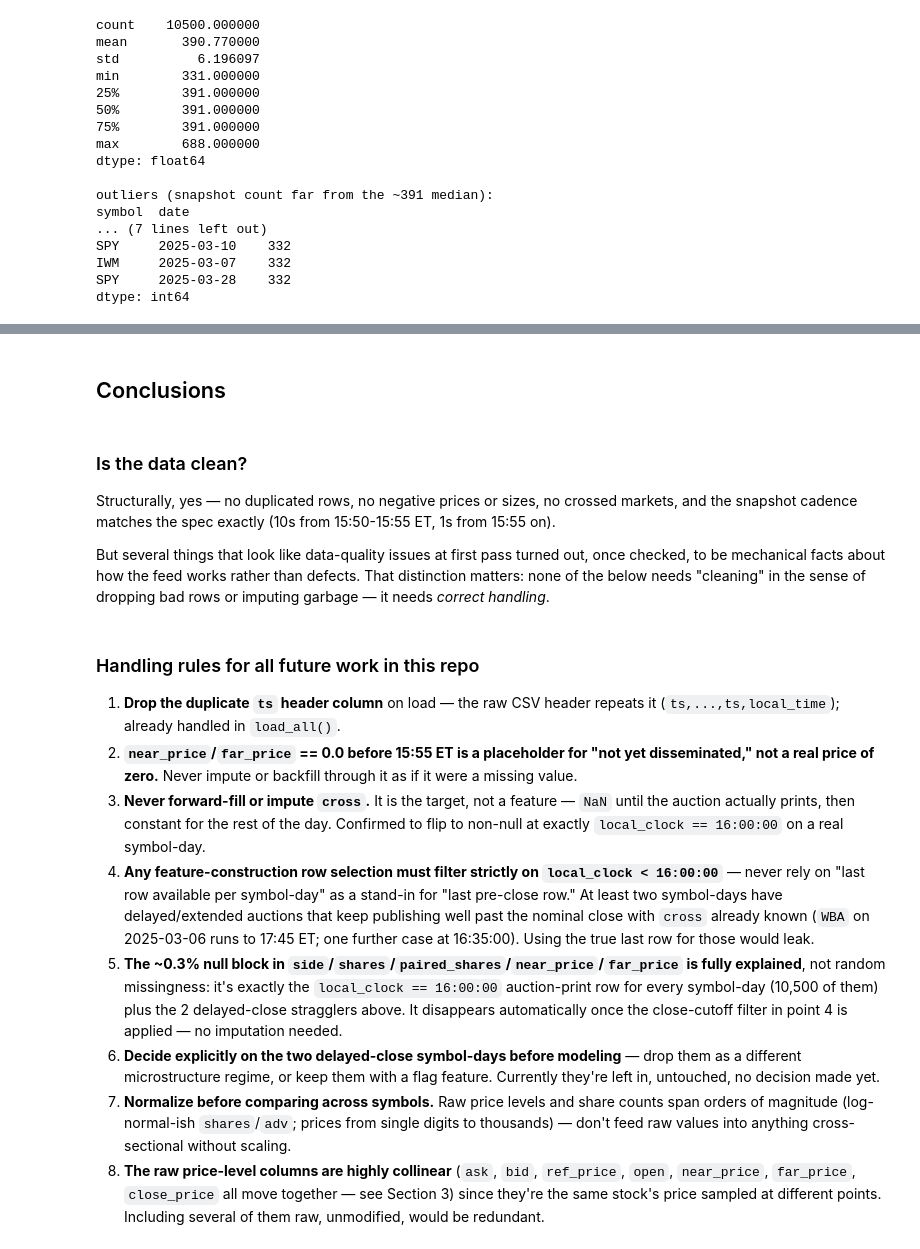
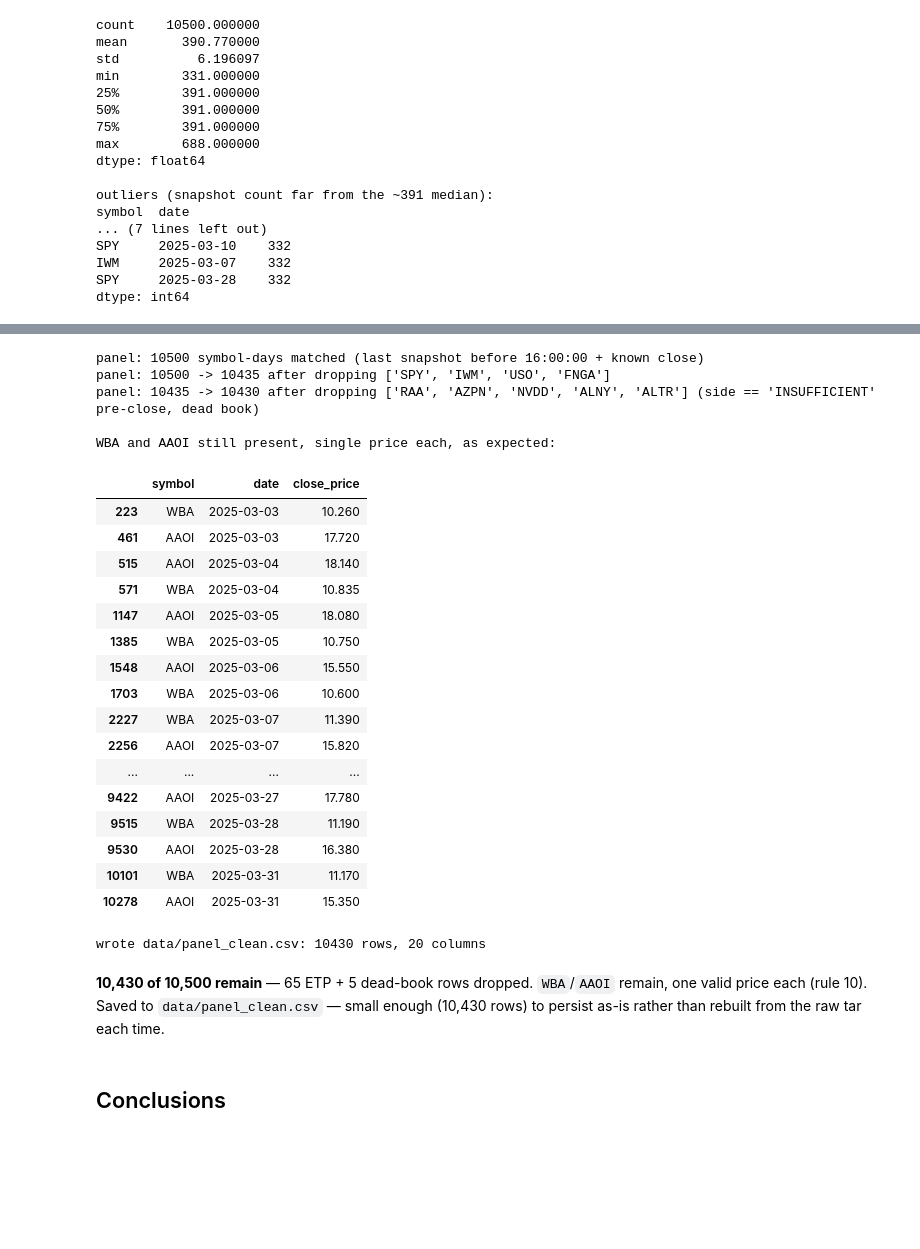
Before and after one commit to abprada/close_auction_project, a Jupyter notebook: 01) data_exploration.ipynb, the cells around one changed output, grey strips where cells are left out. Cells and saved outputs as stored; diff of their text form; code cells hidden in the pictures; blank space fills up the shorter version.

```diff
--- a/01) data_exploration.ipynb
+++ b/01) data_exploration.ipynb
@@ -421,19 +513,57 @@ near_price from 15:55 - all zero? False
+# %%
+pre_close = df[df["local_clock"] < CLOSE]
+last_snapshot = pre_close.sort_values("ts").groupby(["symbol", "date"]).tail(1).copy()
+realized_close = (df.dropna(subset=["cross"])
+                    .groupby(["symbol", "date"])["cross"].first()
+                    .rename("close_price"))
+panel = last_snapshot.merge(realized_close, on=["symbol", "date"], how="inner")
+print(f"panel: {panel.shape[0]} symbol-days matched (last snapshot before {CLOSE} + known close)")
+
+EXCLUDED_ETPS = ["SPY", "IWM", "USO", "FNGA"]
+panel_before = panel.shape[0]
+panel = panel[~panel["symbol"].isin(EXCLUDED_ETPS)].copy()
+panel_after_etp = panel.shape[0]
+
+# drop on the pre-close feature (dead book), not the outcome: side == 'INSUFFICIENT'
+# in the last snapshot means no matchable book existed before 16:00:00 -- visible ex-ante
+failed_auction = panel[panel["side"] == "INSUFFICIENT"]
+panel = panel[panel["side"] != "INSUFFICIENT"].copy()
+
+print(f"panel: {panel_before} -> {panel_after_etp} after dropping {EXCLUDED_ETPS}")
+print(f"panel: {panel_after_etp} -> {panel.shape[0]} after dropping "
+      f"{failed_auction['symbol'].tolist()} (side == 'INSUFFICIENT' pre-close, dead book)")
+print()
+print("WBA and AAOI still present, single price each, as expected:")
+panel[panel["symbol"].isin(["WBA", "AAOI"])][["symbol", "date", "close_price"]]
+# %% [output]
+panel: 10500 symbol-days matched (last snapshot before 16:00:00 + known close)
+panel: 10500 -> 10435 after dropping ['SPY', 'IWM', 'USO', 'FNGA']
+panel: 10435 -> 10430 after dropping ['RAA', 'AZPN', 'NVDD', 'ALNY', 'ALTR'] (side == 'INSUFFICIENT' pre-close, dead book)
+
+WBA and AAOI still present, single price each, as expected:
+|  | symbol | date | close_price |
+| 223 | WBA | 2025-03-03 | 10.260 |
+| 461 | AAOI | 2025-03-03 | 17.720 |
+| 515 | AAOI | 2025-03-04 | 18.140 |
+| 571 | WBA | 2025-03-04 | 10.835 |
+| 1147 | AAOI | 2025-03-05 | 18.080 |
+| 1385 | WBA | 2025-03-05 | 10.750 |
+| 1548 | AAOI | 2025-03-06 | 15.550 |
+| 1703 | WBA | 2025-03-06 | 10.600 |
+| 2227 | WBA | 2025-03-07 | 11.390 |
+| 2256 | AAOI | 2025-03-07 | 15.820 |
+| ... | ... | ... | ... |
+| 9422 | AAOI | 2025-03-27 | 17.780 |
+| 9515 | WBA | 2025-03-28 | 11.190 |
+| 9530 | AAOI | 2025-03-28 | 16.380 |
+| 10101 | WBA | 2025-03-31 | 11.170 |
+| 10278 | AAOI | 2025-03-31 | 15.350 |
+# %%
+panel.to_csv("data/panel_clean.csv", index=False)
+print(f"wrote data/panel_clean.csv: {panel.shape[0]} rows, {panel.shape[1]} columns")
+# %% [output]
+wrote data/panel_clean.csv: 10430 rows, 20 columns
+# %% [markdown]
+**10,430 of 10,500 remain** — 65 ETP + 5 dead-book rows dropped. `WBA`/`AAOI` remain, one valid price each (rule 10). Saved to `data/panel_clean.csv` — small enough (10,430 rows) to persist as-is rather than rebuilt from the raw tar each time.
 # %% [markdown]
 ## Conclusions
-# %% [markdown]
-### Is the data clean?
-
-Structurally, yes — no duplicated rows, no negative prices or sizes, no crossed markets, and the snapshot cadence matches the spec exactly (10s from 15:50-15:55 ET, 1s from 15:55 on).
-
-But several things that look like data-quality issues at first pass turned out, once checked, to be mechanical facts about how the feed works rather than defects. That distinction matters: none of the below needs "cleaning" in the sense of dropping bad rows or imputing garbage — it needs *correct handling*.
-# %% [markdown]
-### Handling rules for all future work in this repo
-
-1. **Drop the duplicate `ts` header column** on load — the raw CSV header repeats it (`ts,...,ts,local_time`); already handled in `load_all()`.
-2. **`near_price`/`far_price` == 0.0 before 15:55 ET is a placeholder for "not yet disseminated," not a real price of zero.** Never impute or backfill through it as if it were a missing value.
-3. **Never forward-fill or impute `cross`.** It is the target, not a feature — `NaN` until the auction actually prints, then constant for the rest of the day. Confirmed to flip to non-null at exactly `local_clock == 16:00:00` on a real symbol-day.
-4. **Any feature-construction row selection must filter strictly on `local_clock < 16:00:00`** — never rely on "last row available per symbol-day" as a stand-in for "last pre-close row." At least two symbol-days have delayed/extended auctions that keep publishing well past the nominal close with `cross` already known (`WBA` on 2025-03-06 runs to 17:45 ET; one further case at 16:35:00). Using the true last row for those would leak.
-5. **The ~0.3% null block in `side`/`shares`/`paired_shares`/`near_price`/`far_price` is fully explained**, not random missingness: it's exactly the `local_clock == 16:00:00` auction-print row for every symbol-day (10,500 of them) plus the 2 delayed-close stragglers above. It disappears automatically once the close-cutoff filter in point 4 is applied — no imputation needed.
-6. **Decide explicitly on the two delayed-close symbol-days before modeling** — drop them as a different microstructure regime, or keep them with a flag feature. Currently they're left in, untouched, no decision made yet.
-7. **Normalize before comparing across symbols.** Raw price levels and share counts span orders of magnitude (log-normal-ish `shares`/`adv`; prices from single digits to thousands) — don't feed raw values into anything cross-sectional without scaling.
-8. **The raw price-level columns are highly collinear** (`ask`, `bid`, `ref_price`, `open`, `near_price`, `far_price`, `close_price` all move together — see Section 3) since they're the same stock's price sampled at different points. Including several of them raw, unmodified, would be redundant.
```
Also changed, not shown: parts of 61 cells of this notebook, 3 other files.
